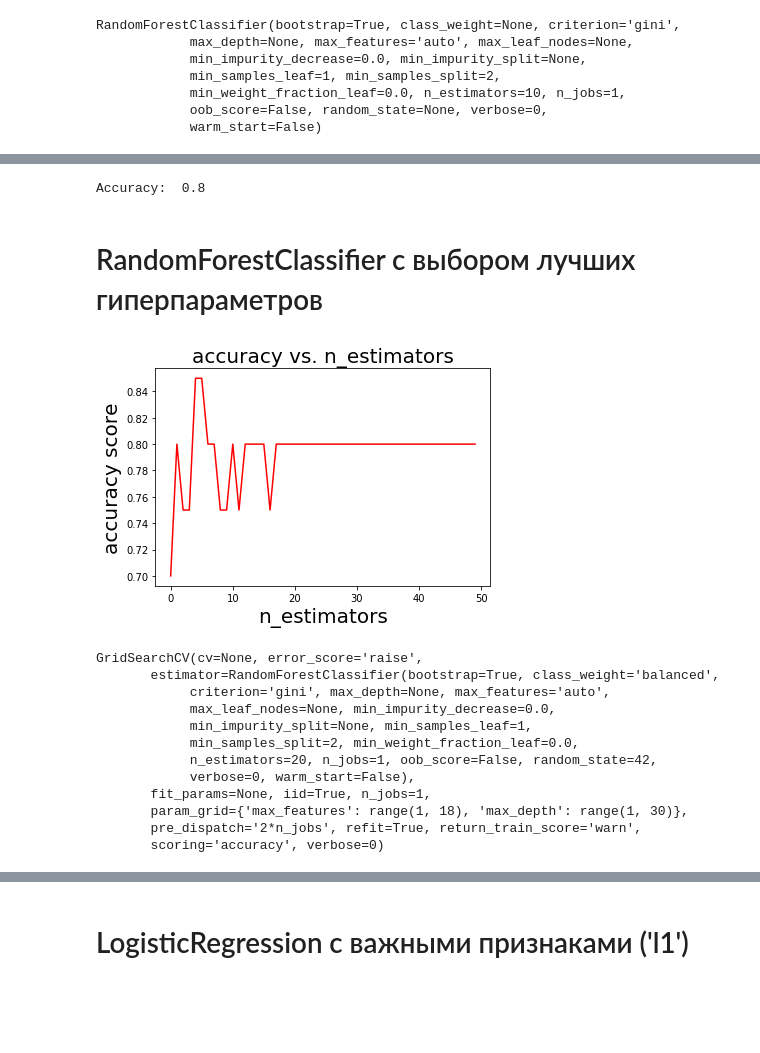
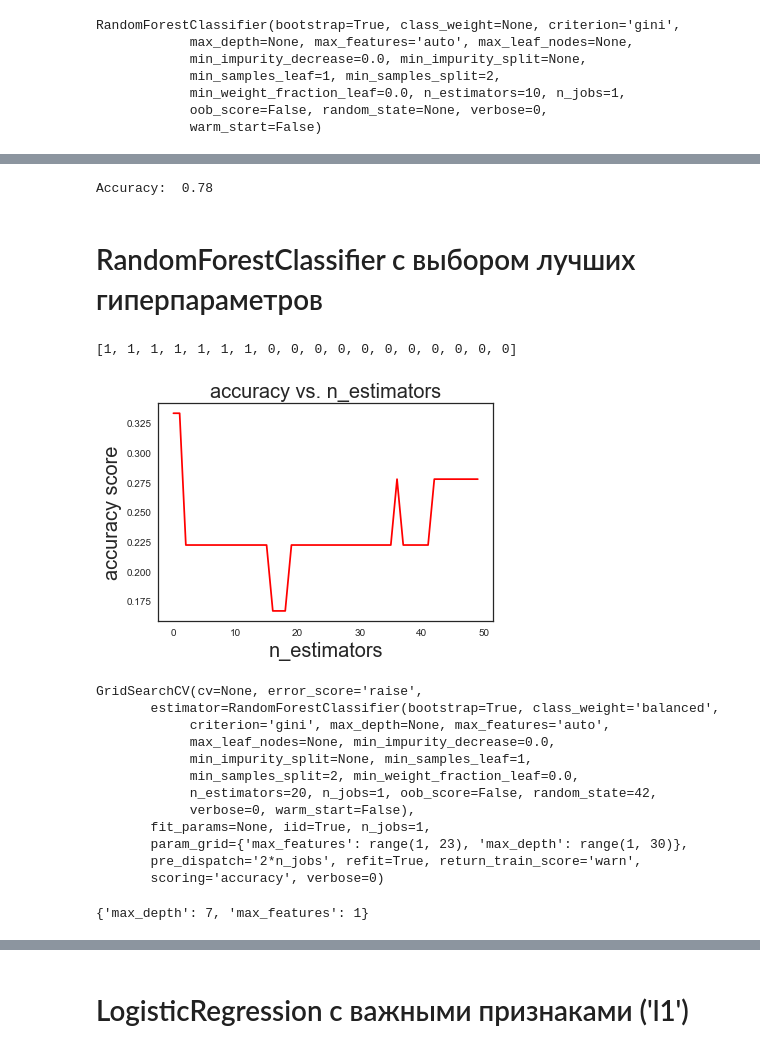
Before and after one commit to panteleeva48/REALECtreebank, a Jupyter notebook: accuracy.ipynb, the cells around one changed output, grey strips where cells are left out. Drawn from its saved outputs; the diff is of its cells as text; code cells hidden in the pictures; blank space fills up the shorter version.

```diff
--- a/accuracy.ipynb
+++ b/accuracy.ipynb
@@ -102,6 +193,6 @@ X_train, X_test, y_train, y_test = train_test_split(X, y, test_size=0.2)
 # %%
-classifier = DecisionTreeClassifier()
-classifier.fit(X_train, y_train)
+clf1 = DecisionTreeClassifier()
+clf1.fit(X_train, y_train)
 # %% [output]
 DecisionTreeClassifier(class_weight=None, criterion='gini', max_depth=None,
             max_features=None, max_leaf_nodes=None,
@@ -137,11 +273,11 @@ Accuracy:  0.65
 # %%
 parameters = {
     'max_depth': range(1, 101),
-    'max_features': range(1, X_new_df.shape[1]),
+    'max_features': range(1, X_df_best_non.shape[1]),
 }
-clf_tree = DecisionTreeClassifier(random_state=42, class_weight='balanced')
-clf = GridSearchCV(clf_tree, parameters, scoring='accuracy')
-clf.fit(X_train, y_train)
+clf1 = DecisionTreeClassifier(random_state=42, class_weight='balanced')
+clf1 = GridSearchCV(clf1, parameters, scoring='accuracy')
+clf1.fit(X_train, y_train)
 # %% [output]
 GridSearchCV(cv=None, error_score='raise',
        estimator=DecisionTreeClassifier(class_weight='balanced', criterion='gini',
@@ -179,0 +331,3 @@ Accuracy:  0.85
+# %%
+clf1 = DecisionTreeClassifier(random_state=42, class_weight='balanced', max_depth=4, max_features=6)
+clf1.fit(X_train, y_train)
@@ -212,7 +393,7 @@ plt.show()
 # %%
-print('Accuracy: ', accuracy_score(y_test, y_pred))
+print('Accuracy: ', round(accuracy_score(y_test, y_pred), 2))
 # %% [output]
-Accuracy:  0.8
+Accuracy:  0.78
 # %% [markdown]
 # RandomForestClassifier с выбором лучших гиперпараметров
 # %%
@@ -221,30 +402,34 @@ for x in y_test:
     if x == 'best':
         y_test_1.append(1)
     else:
-        y_test_1.append(1)
+        y_test_1.append(0)
+# %%
+y_test_1
+# %% [output]
+[1, 1, 1, 1, 1, 1, 1, 0, 0, 0, 0, 0, 0, 0, 0, 0, 0, 0]
 # %%
 errors = []
-growing_rf = RandomForestClassifier(n_estimators=10, warm_start=True, random_state=42)
+growing_rf = RandomForestClassifier(n_estimators=1, warm_start=True, random_state=42)
 for i in range(50):
     growing_rf.fit(X_train, y_train)
     growing_rf.n_estimators += 10
     y_pred = growing_rf.predict_proba(X_test)
     errors.append(accuracy_score(y_test_1, y_pred[:, 1].round()))
 #accuracy_score(y_true, y_pred.round(), normalize=False)
 plt.plot(errors, '-r')
 plt.title('accuracy vs. n_estimators', fontsize=20)
 plt.xlabel('n_estimators', fontsize=20)
 plt.ylabel('accuracy score', fontsize=20)
 plt.show()
 # %% [output]
-[figure, old version]
+[figure, new version]
 # %%
 parameters = {
-    'max_features': range(1, X_new_df.shape[1]),
+    'max_features': range(1, X_df_best_non.shape[1]),
     'max_depth' : range(1, 30),
 }
-clf_rfc = RandomForestClassifier(n_estimators=20, random_state=42, class_weight='balanced')
-clf2 = GridSearchCV(clf_rfc, parameters, scoring = 'accuracy')
+clf2 = RandomForestClassifier(n_estimators=20, random_state=42, class_weight='balanced')
+clf2 = GridSearchCV(clf2, parameters, scoring = 'accuracy')
 clf2.fit(X_train, y_train)
 # %% [output]
 GridSearchCV(cv=None, error_score='raise',
@@ -256,9 +441,13 @@ GridSearchCV(cv=None, error_score='raise',
             n_estimators=20, n_jobs=1, oob_score=False, random_state=42,
             verbose=0, warm_start=False),
        fit_params=None, iid=True, n_jobs=1,
-       param_grid={'max_features': range(1, 18), 'max_depth': range(1, 30)},
+       param_grid={'max_features': range(1, 23), 'max_depth': range(1, 30)},
        pre_dispatch='2*n_jobs', refit=True, return_train_score='warn',
        scoring='accuracy', verbose=0)
+# %%
+clf2.best_params_
+# %% [output]
+{'max_depth': 7, 'max_features': 1}
 # %%
 y_pred = clf2.predict(X_test)
 # %%
```
Also changed, not shown: parts of 147 cells of this notebook.
